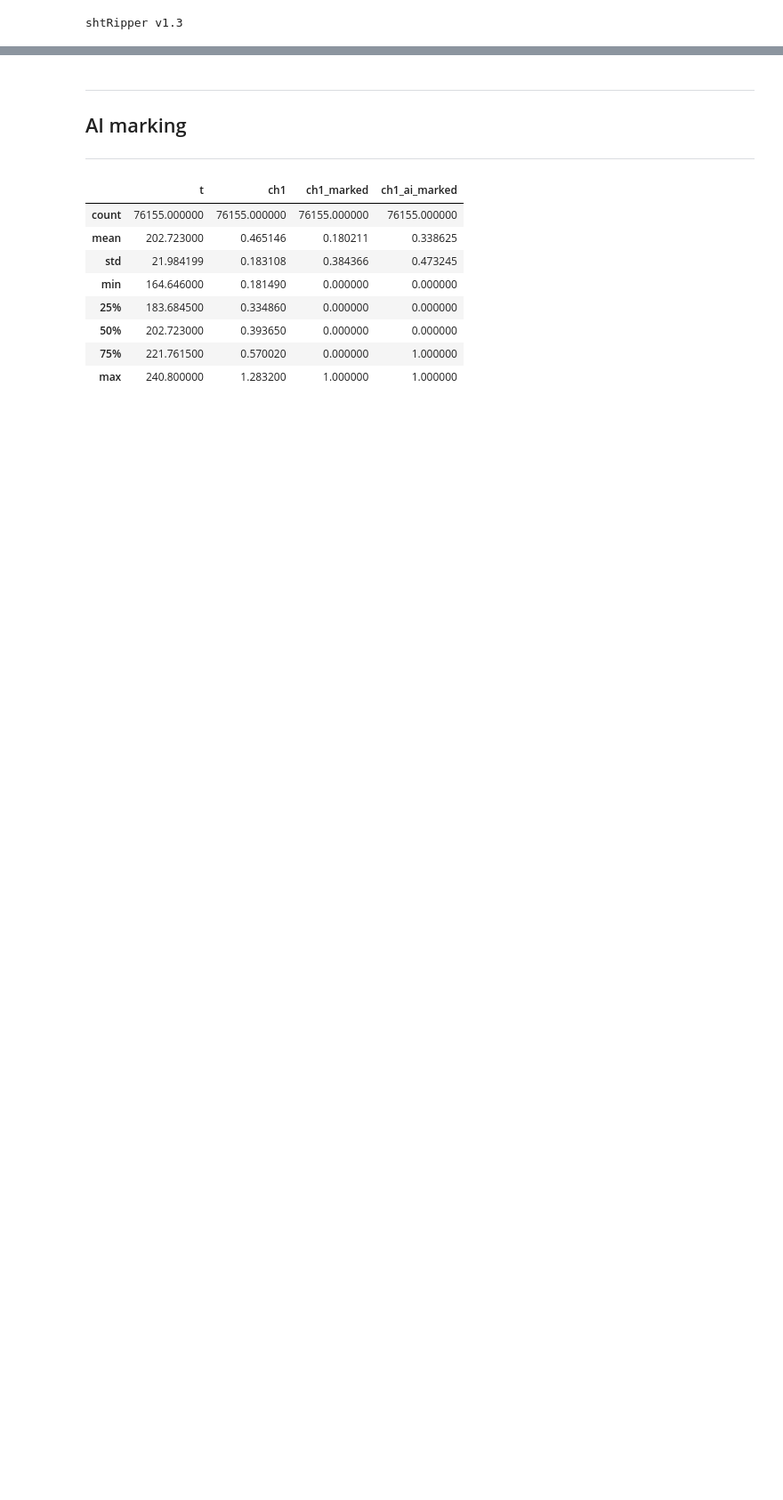
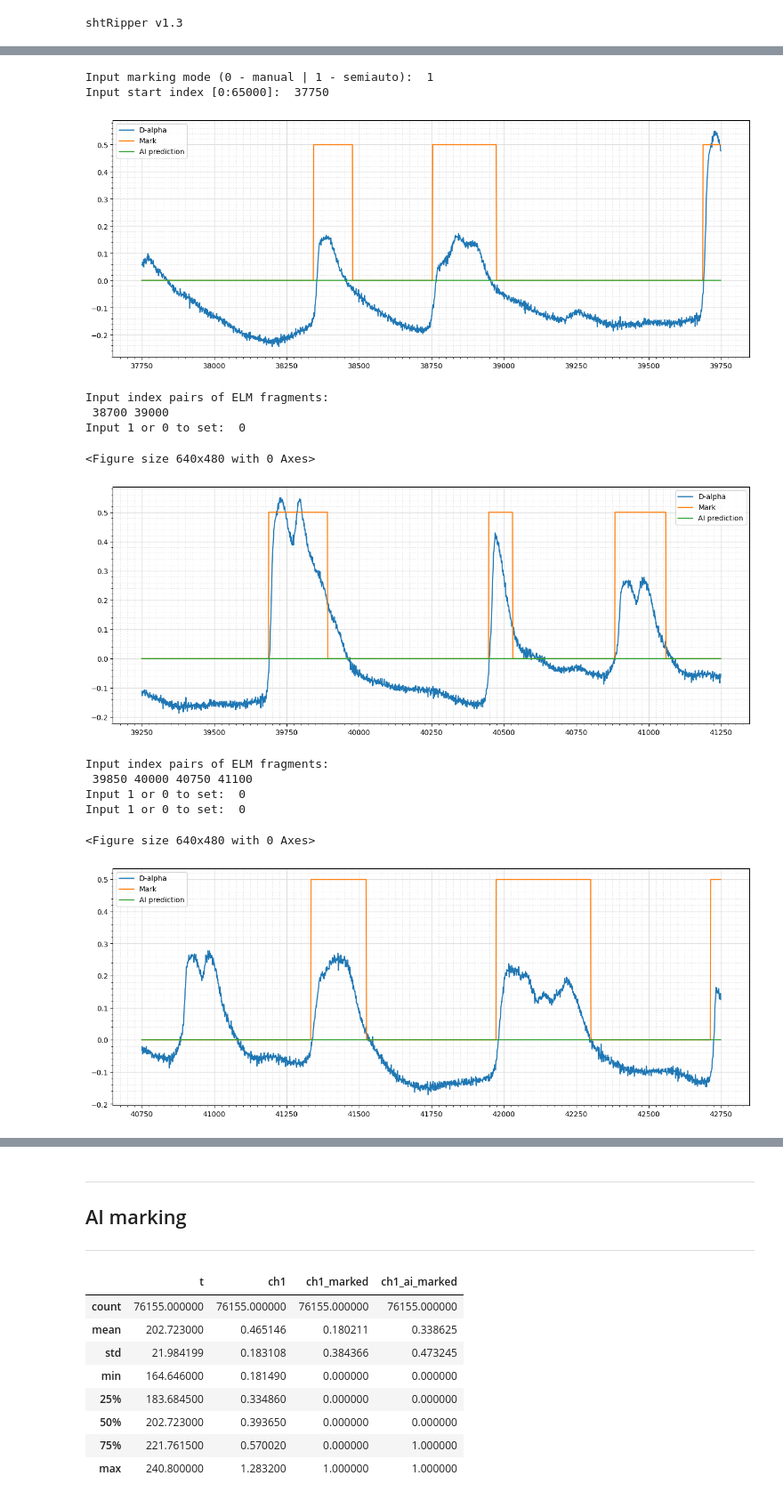
Before and after one commit to feodorrussia/D-alpha-instability-search, a Jupyter notebook: D-alpha marking.ipynb, the cells around one changed output, grey strips where cells are left out. Shown at 89% size. Drawn from its saved outputs; the diff is of its cells as text; code cells hidden in the pictures; blank space fills up the shorter version.

```diff
--- a/D-alpha marking.ipynb
+++ b/D-alpha marking.ipynb
@@ -60,35 +127,56 @@ while l_edge < df.shape[0]:
 
     r_edge = min(l_edge + width, df.shape[0])
 
     ax.plot(range(l_edge, r_edge), normalise_series(df.ch1)[l_edge:r_edge], label="D-alpha")
     ax.plot(range(l_edge, r_edge), df.ch1_marked[l_edge:r_edge] * 0.5, label="Mark")
     ax.plot(range(l_edge, r_edge), df.ch1_ai_marked[l_edge:r_edge] * 0.5, label="AI prediction")
 
     ax.grid(which='major', color='#DDDDDD', linewidth=0.9)
     ax.grid(which='minor', color='#DDDDDD', linestyle=':', linewidth=0.7)
     ax.minorticks_on()
     ax.xaxis.set_minor_locator(AutoMinorLocator(10))
     ax.legend()
     plt.show()
 
     res = list(map(int, input("Input index pairs of ELM fragments:\n").strip().split()))
     for i in range(0, len(res), 2):
-        board_ind = get_boards(df.loc[res[i]:res[i + 1], "ch1"].to_numpy(), scale=1.5)
-        board_ind[0] = max(board_ind[0] - step_away + res[i], 0)
-        board_ind[1] += res[i]
-
-        # print(board_ind)
+        board_ind = [res[i], res[i+1]]
 
         if (df.loc[board_ind[0]:board_ind[1], "ch1_marked"] == 1.).all():
             df.loc[board_ind[0]:board_ind[1], "ch1_marked"] = 0.
         elif (df.loc[board_ind[0]:board_ind[1], "ch1_marked"] == 1.).any():
             if input("Input 1 or 0 to set: ").lower() in ["1", "1.0", "y", "н", "1."]:
+                if mode:
+                    board_ind = get_boards(df.loc[res[i]:res[i + 1], "ch1"].to_numpy(), scale=1.5)
+                    board_ind[0] = max(board_ind[0] - step_away + res[i], 0)
+                    board_ind[1] += res[i]
+
                 df.loc[board_ind[0]:board_ind[1], "ch1_marked"] = 1.
             else:
                 df.loc[board_ind[0]:board_ind[1], "ch1_marked"] = 0.
         else:
+            if mode:
+                board_ind = get_boards(df.loc[res[i]:res[i + 1], "ch1"].to_numpy(), scale=1.5)
+                board_ind[0] = max(board_ind[0] - step_away + res[i], 0)
+                board_ind[1] += res[i]
+
             df.loc[board_ind[0]:board_ind[1], "ch1_marked"] = 1.
 
     plt.close()
     plt.clf()
     l_edge += step
+# %% [output]
+Input marking mode (0 - manual | 1 - semiauto):  1
+Input start index [0:65000]:  37750
+[figure, added]
+Input index pairs of ELM fragments:
+ 38700 39000
+Input 1 or 0 to set:  0
+<Figure size 640x480 with 0 Axes>
+[figure, added]
+Input index pairs of ELM fragments:
+ 39850 40000 40750 41100
+Input 1 or 0 to set:  0
+Input 1 or 0 to set:  0
+<Figure size 640x480 with 0 Axes>
+[figure, added]
```
Also changed, not shown: parts of 10 cells of this notebook, 1 other file.
